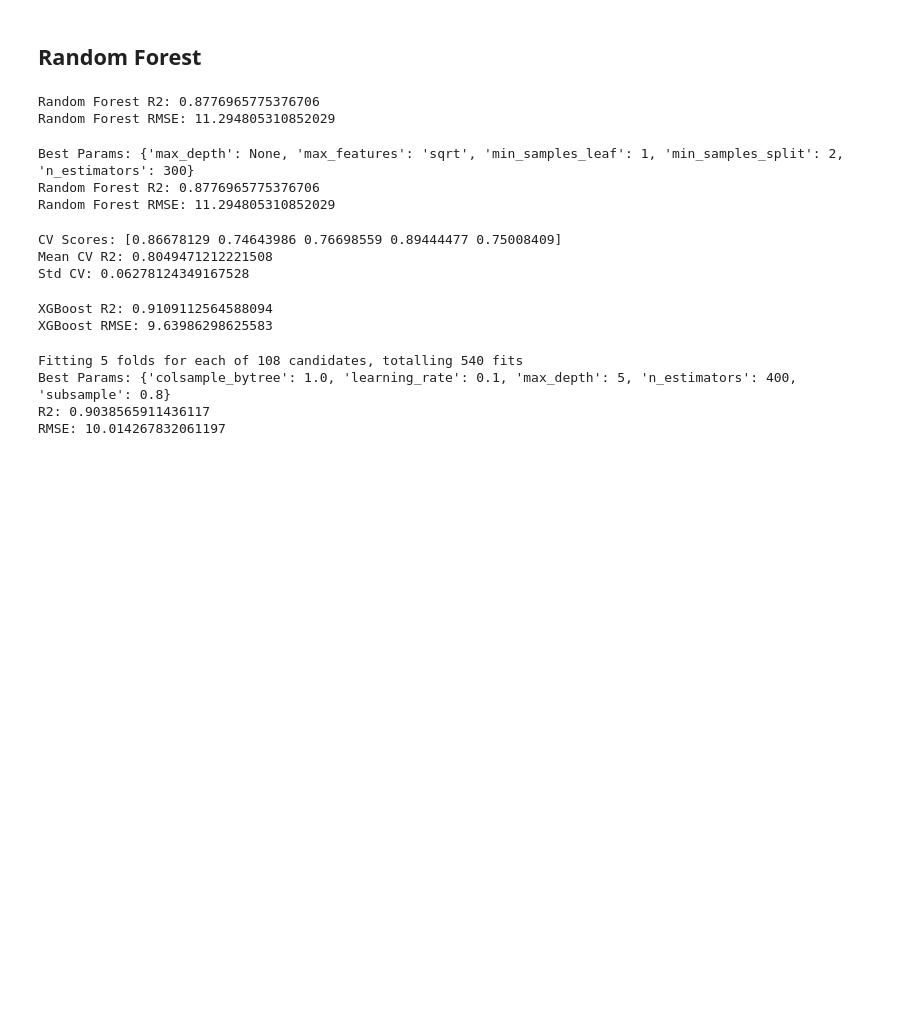
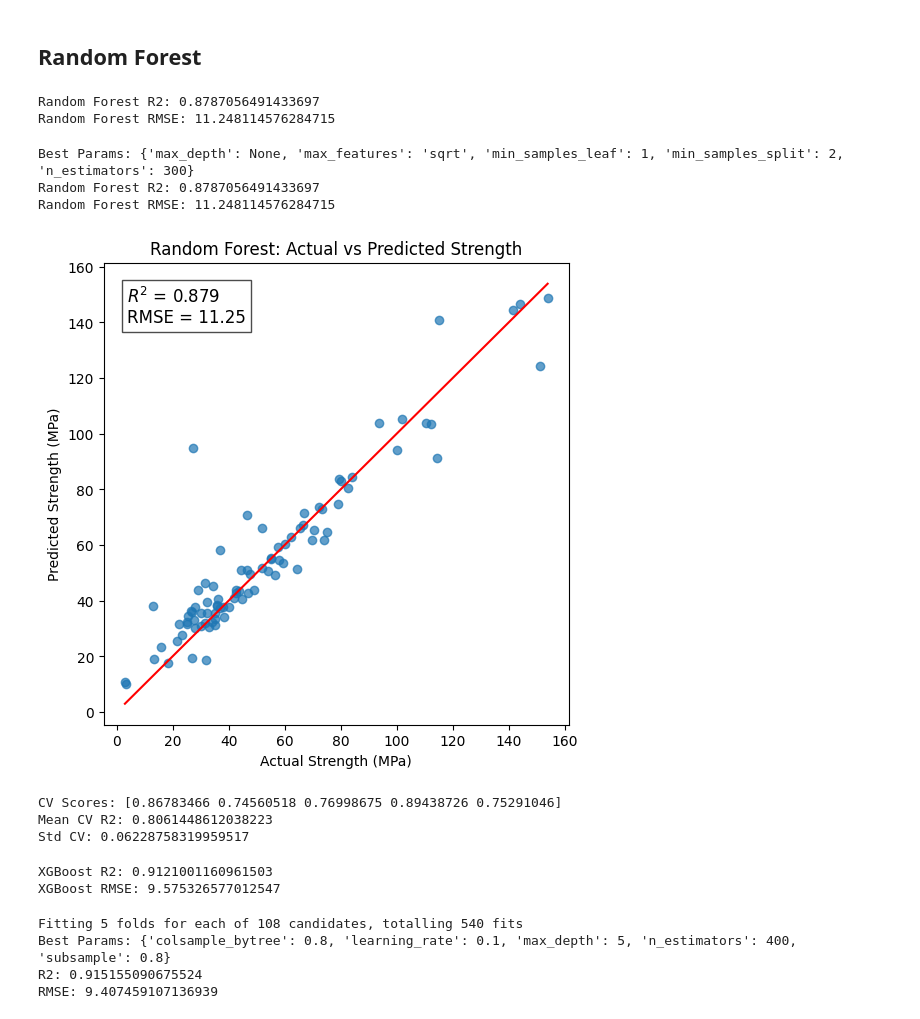
Before and after one commit to Prayash1432/Capstone-Final, a Jupyter notebook: final-code/best_model.ipynb, the cells around one changed output. Drawn from its saved outputs; the diff is of its cells as text; code cells hidden in the pictures; blank space fills up the shorter version.

```diff
--- a/final-code/best_model.ipynb
+++ b/final-code/best_model.ipynb
@@ -88,7 +88,7 @@ RMSE: 17.9597309765687
 # %% [markdown]
 ## Random Forest
 # %%
-df = pd.read_csv('/Users/manjilnepal/Downloads/Capstone-Final/data/final_engineered_ds.csv')
+df = pd.read_csv('../data/final_engineered_ds.csv')
 X = df.drop("CS 28 day (Mpa)", axis=1)
 y = df['CS 28 day (Mpa)']
 
@@ -118,8 +118,8 @@ from sklearn.metrics import r2_score, mean_squared_error
 print("Random Forest R2:", r2_score(y_test, y_pred_rf))
 print("Random Forest RMSE:", np.sqrt(mean_squared_error(y_test, y_pred_rf)))
 # %% [output]
-Random Forest R2: 0.8776965775376706
-Random Forest RMSE: 11.294805310852029
+Random Forest R2: 0.8787056491433697
+Random Forest RMSE: 11.248114576284715
 # %%
 from sklearn.ensemble import RandomForestRegressor
 from sklearn.model_selection import GridSearchCV
@@ -159,8 +159,38 @@ print("Random Forest R2:", r2_score(y_test, y_pred_rf))
 print("Random Forest RMSE:", np.sqrt(mean_squared_error(y_test, y_pred_rf)))
 # %% [output]
 Best Params: {'max_depth': None, 'max_features': 'sqrt', 'min_samples_leaf': 1, 'min_samples_split': 2, 'n_estimators': 300}
-Random Forest R2: 0.8776965775376706
-Random Forest RMSE: 11.294805310852029
+Random Forest R2: 0.8787056491433697
+Random Forest RMSE: 11.248114576284715
+# %%
+r2_rf = r2_score(y_test, y_pred_rf)
+rmse_rf = np.sqrt(mean_squared_error(y_test, y_pred_rf))
+
+plt.figure(figsize=(6,6))
+
+plt.scatter(y_test, y_pred_rf, alpha=0.7)
+
+plt.xlabel("Actual Strength (MPa)")
+plt.ylabel("Predicted Strength (MPa)")
+plt.title("Random Forest: Actual vs Predicted Strength")
+
+# perfect prediction line
+plt.plot([y_test.min(), y_test.max()],
+         [y_test.min(), y_test.max()],
+         color='red', linestyle='-')
+
+# metrics text
+text = f"$R^2$ = {r2_rf:.3f}\nRMSE = {rmse_rf:.2f}"
+
+plt.text(0.05, 0.95,
+         text,
+         transform=plt.gca().transAxes,
+         fontsize=12,
+         verticalalignment='top',
+         bbox=dict(facecolor='white', alpha=0.7))
+
+plt.show()
+# %% [output]
+[figure, added]
 # %%
 from sklearn.ensemble import RandomForestRegressor
 from sklearn.model_selection import KFold, cross_val_score
@@ -194,9 +224,9 @@ print("CV Scores:", cv_scores)
 print("Mean CV R2:", np.mean(cv_scores))
 print("Std CV:", np.std(cv_scores))
 # %% [output]
-CV Scores: [0.86678129 0.74643986 0.76698559 0.89444477 0.75008409]
-Mean CV R2: 0.8049471212221508
-Std CV: 0.06278124349167528
+CV Scores: [0.86783466 0.74560518 0.76998675 0.89438726 0.75291046]
+Mean CV R2: 0.8061448612038223
+Std CV: 0.06228758319959517
 # %%
 rf_model.fit(X_train, y_train)
 y_pred = rf_model.predict(X_test)
@@ -225,8 +255,8 @@ y_pred_xgb = xgb_model.predict(X_test)
 print("XGBoost R2:", r2_score(y_test, y_pred_xgb))
 print("XGBoost RMSE:", np.sqrt(mean_squared_error(y_test, y_pred_xgb)))
 # %% [output]
-XGBoost R2: 0.9109112564588094
-XGBoost RMSE: 9.63986298625583
+XGBoost R2: 0.9121001160961503
+XGBoost RMSE: 9.575326577012547
 # %%
 from xgboost import XGBRegressor
 from sklearn.model_selection import GridSearchCV
@@ -269,6 +299,6 @@ print("R2:", r2_score(y_test, y_pred))
 print("RMSE:", np.sqrt(mean_squared_error(y_test, y_pred)))
 # %% [output]
 Fitting 5 folds for each of 108 candidates, totalling 540 fits
-Best Params: {'colsample_bytree': 1.0, 'learning_rate': 0.1, 'max_depth': 5, 'n_estimators': 400, 'subsample': 0.8}
-R2: 0.9038565911436117
-RMSE: 10.014267832061197
+Best Params: {'colsample_bytree': 0.8, 'learning_rate': 0.1, 'max_depth': 5, 'n_estimators': 400, 'subsample': 0.8}
+R2: 0.915155090675524
+RMSE: 9.407459107136939
```
Also changed, not shown: parts of 4 cells of this notebook.
